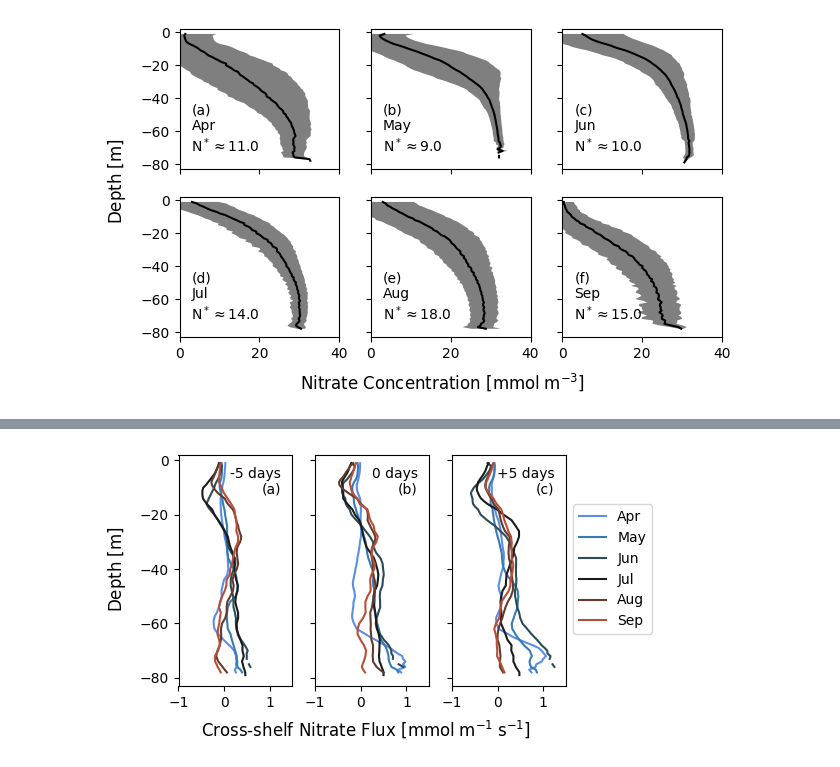
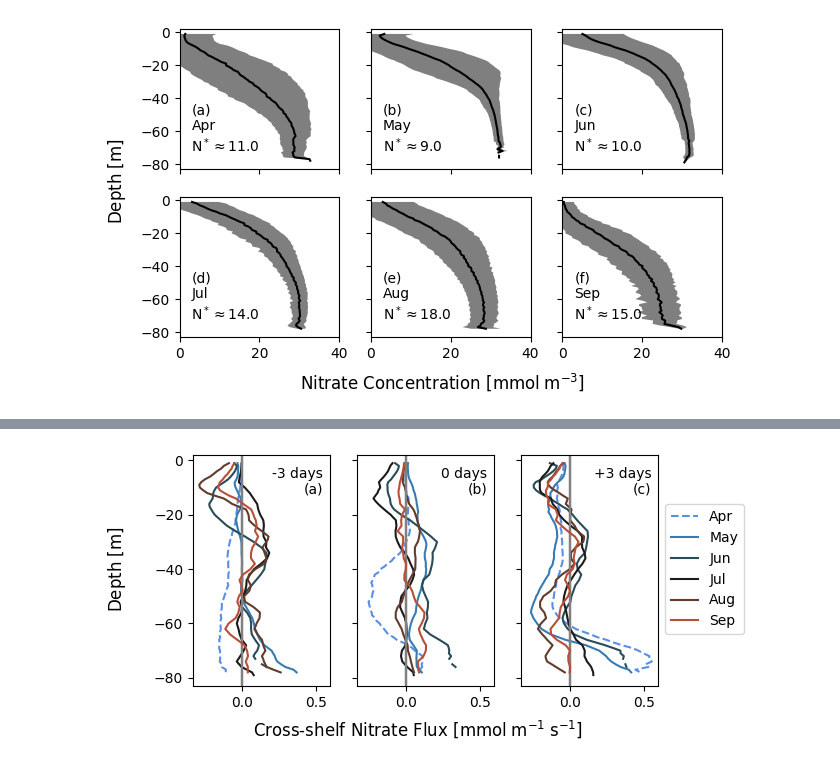
Before and after one commit to andrew-s28/shelf-nitrate-response-to-upwelling, a Jupyter notebook: notebooks/composite_analysis.ipynb, the cells around one changed output, grey strips where cells are left out. Cells and saved outputs as stored; diff of their text form; code cells hidden in the pictures.

```diff
--- a/notebooks/composite_analysis.ipynb
+++ b/notebooks/composite_analysis.ipynb
@@ -35,7 +35,7 @@ OLD_VEL_PATH = list(
 )
 NEW_VEL_PATH = DATA_DIR / "NH10_Mooring_Data/ADCP_NH10_1997_2024_V5.nc"
 
-VELOCITY_VARIABLE = "cs"
+VELOCITY_VARIABLE = "cs_proj"
 # %%
 inner_nitrate = xr.open_dataset(INNER_NITRATE_PATH)
 midshelf_nitrate = xr.open_dataset(MIDSHELF_NITRATE_PATH)
@@ -592,7 +576,7 @@ Text(0.5, 0.98, 'Cross-shelf Nitrate Flux')
 # %%
-fig, axs = plt.subplots(nrows=1, ncols=3, sharex=True, sharey=True, figsize=(5, 3))
+fig, axs = plt.subplots(nrows=1, ncols=3, sharex=True, sharey=True, figsize=(6, 3))
 composite_midshelf_nitrate_flux_monthly_slice = (
-    composite_midshelf_nitrate_flux_monthly.sel(time=slice(-5, 5, 5), month=slice(4, 9))
+    composite_midshelf_nitrate_flux_monthly.sel(time=slice(-3, 3, 3), month=slice(4, 9))
 )
 
 for i, v in enumerate(composite_midshelf_nitrate_flux_monthly_slice["time"]):
@@ -600,19 +584,29 @@ for i, v in enumerate(composite_midshelf_nitrate_flux_monthly_slice["time"]):
         composite_midshelf_nitrate_flux_monthly_slice.sel(time=v)["month"]
     ):
         data = composite_midshelf_nitrate_flux_monthly_slice.sel(time=v, month=m)
-        axs[i].plot(
-            data["mean"],
-            -data["depth"],
-            label=calendar.month_abbr[m.values],
-            c=cmap(j / 6),
-        )
+        axs[i].axvline(0, color="gray", lw=1.5)
+        if j == 0:
+            axs[i].plot(
+                data["mean"],
+                -data["depth"],
+                label=calendar.month_abbr[m.values],
+                c=cmap(j / 6),
+                ls="--",
+            )
+        else:
+            axs[i].plot(
+                data["mean"],
+                -data["depth"],
+                label=calendar.month_abbr[m.values],
+                c=cmap(j / 6),
+            )
         axs[i].minorticks_off()
-        axs[i].set_xlim([-1, 1.5])
+        # axs[i].set_xlim([-0.6, 0.6])
         axs[i].set_ylim([-83, 2])
 
 axs[0].annotate(
-    "-5 days\n(a)",
-    xy=(0.9, 0.95),
+    "-3 days\n(a)",
+    xy=(0.95, 0.95),
     xycoords="axes fraction",
     fontsize=10,
     ha="right",
@@ -620,38 +614,38 @@ axs[0].annotate(
 )
 axs[1].annotate(
     "0 days\n(b)",
-    xy=(0.9, 0.95),
+    xy=(0.95, 0.95),
     xycoords="axes fraction",
     fontsize=10,
     ha="right",
     va="top",
 )
 axs[2].annotate(
-    "+5 days\n(c)",
-    xy=(0.9, 0.95),
+    "+3 days\n(c)",
+    xy=(0.95, 0.95),
     xycoords="axes fraction",
     fontsize=10,
     ha="right",
     va="top",
 )
 # axs[0].annotate('-5 days', xy=(0.50, 0.02), xycoords='axes fraction', fontsize=10, ha='center')
 # axs[1].annotate('0 days', xy=(0.50, 0.02), xycoords='axes fraction', fontsize=10, ha='center')
 # axs[2].annotate('+5 days', xy=(0.50, 0.02), xycoords='axes fraction', fontsize=10, ha='center')
 ""
 handles, labels = axs[0].get_legend_handles_labels()
 fig.legend(handles, labels, loc="center left", bbox_to_anchor=(0.9, 0.5))
 
 fig.supxlabel(
     "Cross-shelf Nitrate Flux [$\\mathsf{m mol \\; m^{-1} \\; s^{-1}}$]", y=-0.07
 )
 fig.supylabel("Depth [$\\mathsf{m}$]", x=-0.02)
 plt.savefig(
     FIGURES_DIR / "manuscript/composite_cs_nflux.pdf",
     format="pdf",
     bbox_inches="tight",
 )
 # %% [output]
-[figure, old version]
+[figure, new version]
 # %%
 flux_60_80 = np.full(
     (
```
Also changed, not shown: parts of 14 cells of this notebook, 1 other file.
